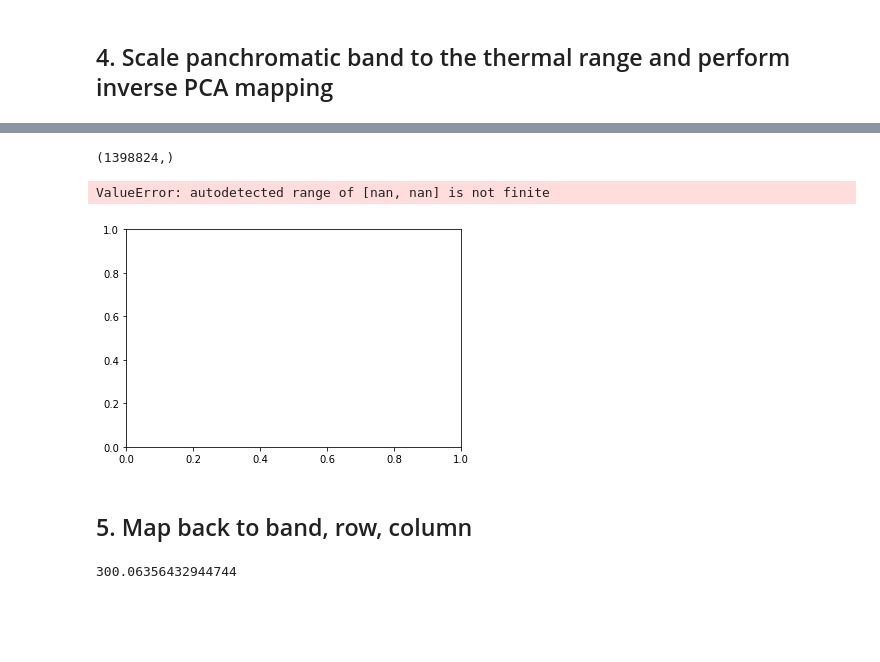
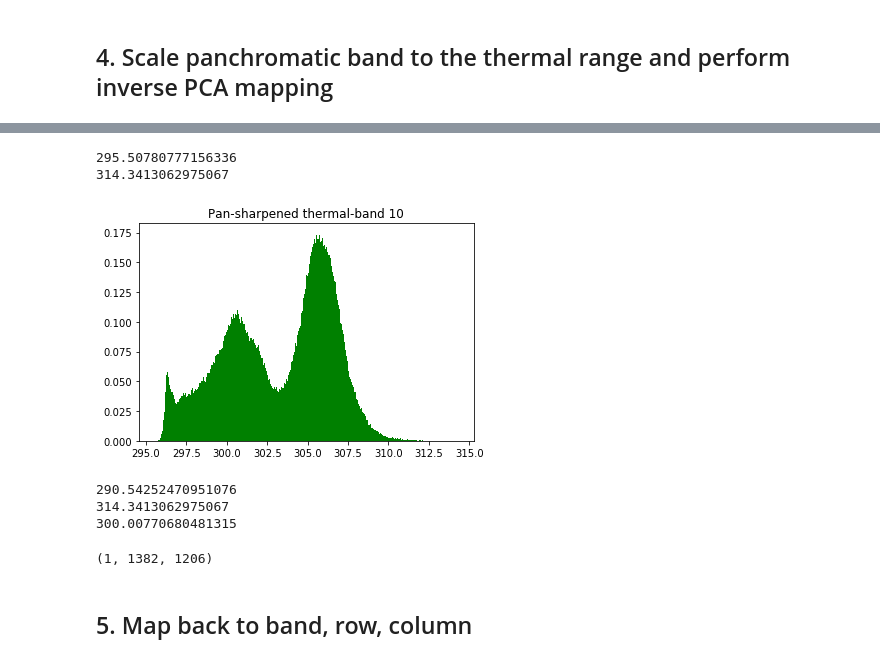
Before and after one commit to chikaj/resolution_merge, a Jupyter notebook: pca_merge-2.ipynb, the cells around one changed output, grey strips where cells are left out. Saved outputs shown, nothing was run; the diff lists cells and outputs as text; code cells hidden in the pictures; blank space fills up the shorter version.

Commit message:
Pan-sharpening with histogram matching

```diff
--- a/pca_merge-2.ipynb
+++ b/pca_merge-2.ipynb
@@ -120 +157,5 @@ print(np.nanmax(toa))
 0.6188800000000001
+# %%
+matched = match_histograms(toa[0], thermal[0])
+toa = matched[np.newaxis, :, :]
+print(toa.shape)
@@ -195,0 +258,7 @@ print(mask[mask==True].shape)
+# %%
+toa_trimmed, toa_mask = trim_raster(toa)
+print(toa_trimmed)
+print(toa_trimmed.shape)
+print(toa_mask)
+print(toa_mask.shape)
+print(toa_mask[mask==True].shape)
@@ -285,14 +381,20 @@ axs.scatter(pc[:, 0], pc[:, 1])
 # %% [markdown]
 ## 4. Scale panchromatic band to the thermal range and perform inverse PCA mapping
 # %%
-toa2 = np.copy(toa)
-
+print(toa_trimmed.shape)
+toa2 = np.copy(toa_trimmed)
 pc_min = np.min(pc[:, 0])
 pc_max = np.max(pc[:, 0])
 pc_range = pc_max - pc_min
 toa_min = np.nanmin(toa2)
-# toa_max = np.nanmax(toa2)
-toa_max = 0.25
+
+if not doing_match:
+    # (Un)comment one of the following 2 lines
+    toa_max = np.nanmax(toa2)
+    # toa_max = 0.15 # 35, 25, 20, 17
+else:
+    toa_max = np.nanmax(toa2)
+
 toa_range = toa_max - toa_min
 toa2[toa2 <= toa_min] = toa_min
 toa2[toa2 >= toa_max] = toa_max
@@ -335,7 +420,9 @@ print(thermal_upscaled.shape)
 # %%
 p = pan_stretched.flatten().T
-t = thermal_upscaled.flatten().T
+t = pc[:, 1].flatten().T
+
 X = np.array([p, t]).T
+
 print(p.shape)
 print(t.shape)
 print(X.shape)
@@ -351,5 +437,0 @@ print(hires.shape)
-# %%
-h = hires[~np.isnan(hires)]
-print(h.shape)
-# %% [output]
-(1398824,)
@@ -358,9 +438,26 @@ trimmed, mask = trim_raster(thermal)
+# %%
+print(np.nanmin(hires[:, 0]))
+print(np.nanmax(hires[:, 0]))
+# %% [output]
+295.50780777156336
+314.3413062975067
 # %%
-n, bins, patches = plt.hist(hires[0].flatten(), 500, density=True, facecolor='g')
+n, bins, patches = plt.hist(hires[:, 0].flatten(), 500, density=True, facecolor='g')
 plt.title("Pan-sharpened thermal-band 10")
 plt.show()
 # %% [output]
-ValueError: autodetected range of [nan, nan] is not finite
-[figure, old version]
+[figure, new version]
+# %%
+print(np.nanmin(hires))
+print(np.nanmax(hires))
+print(np.nanmean(hires))
+# %% [output]
+290.54252470951076
+314.3413062975067
+300.00770680481315
+# %%
+print(mask.shape)
+# %% [output]
+(1, 1382, 1206)
 # %% [markdown]
 ## 5. Map back to band, row, column
@@ -369,4 +463,0 @@ pc = fill_trimmed_raster(trimmed, mask, thermal.shape[0])
-# %%
-pc[pc.shape[0] // 2, pc.shape[1] // 2, pc.shape[2] // 2]
-# %% [output]
-300.06356432944744
```
Also changed, not shown: parts of 61 cells of this notebook, 3 other files.
